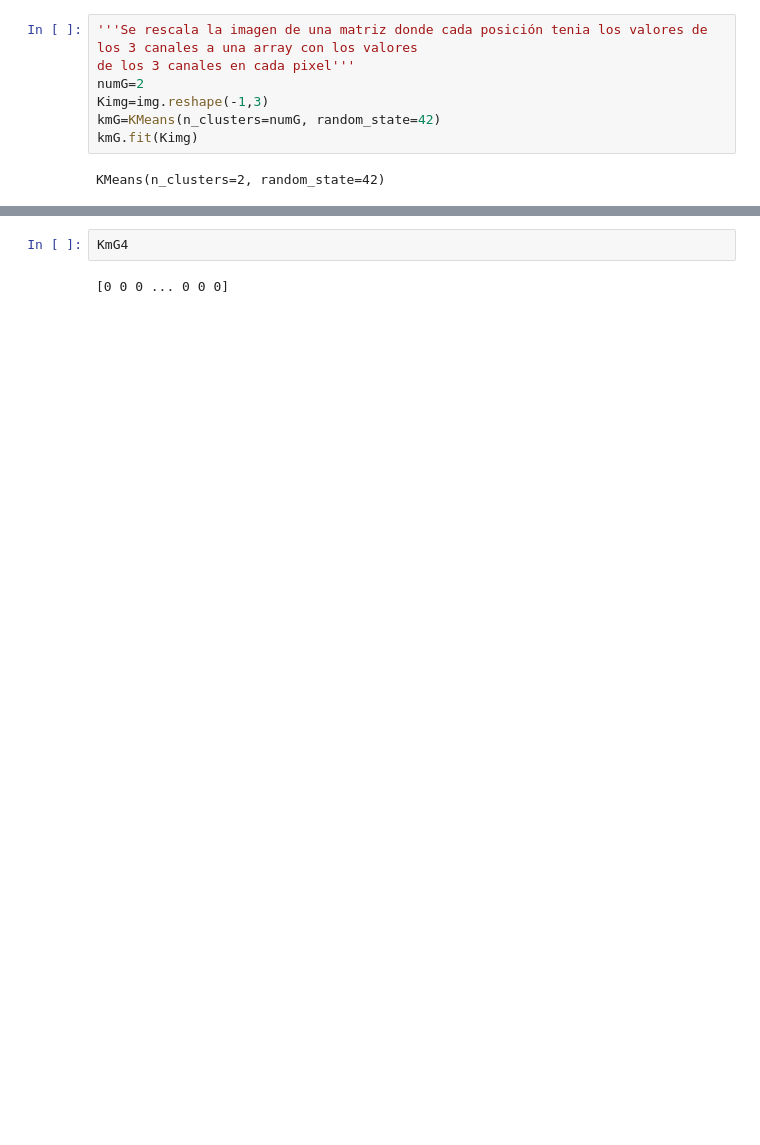
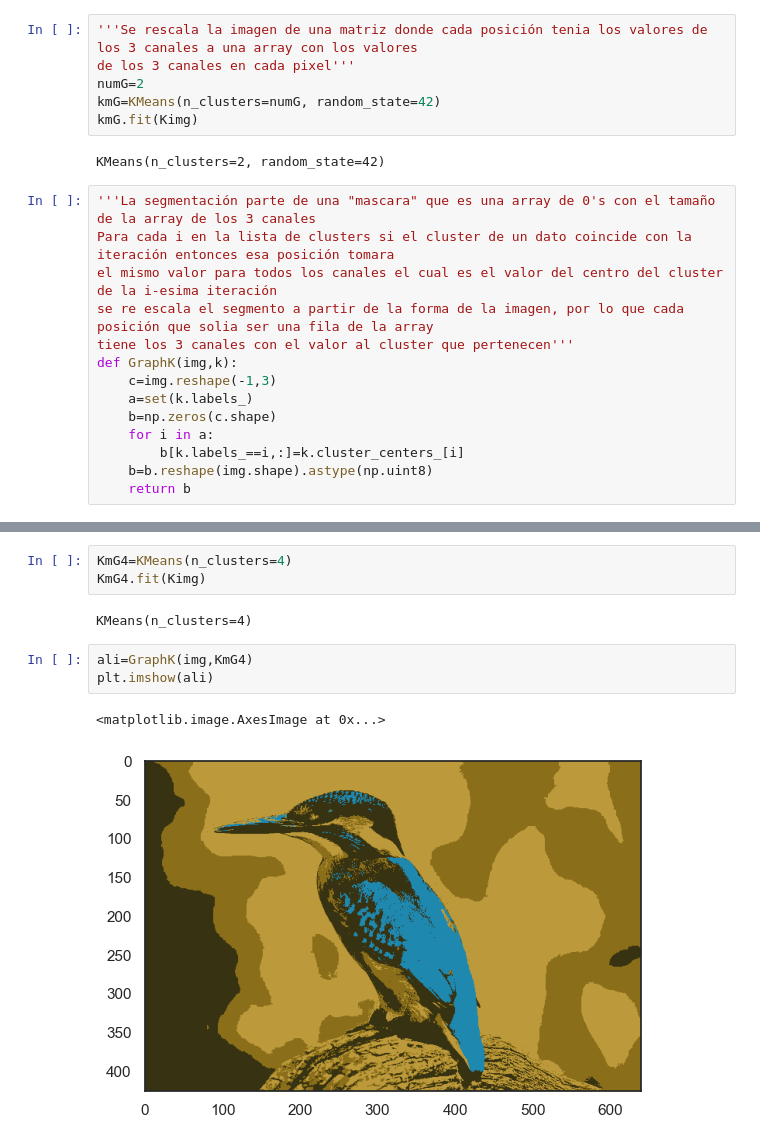
Before and after one commit to MrBloom911/TareasComputacional, a Jupyter notebook: DbscanKmeans.ipynb, the cells around one changed output, grey strips where cells are left out. Saved outputs shown, nothing was run; the diff lists cells and outputs as text; blank space fills up the shorter version.

```diff
--- a/Clustering.ipynb
+++ b/DbscanKmeans.ipynb
@@ -112,9 +110,22 @@ plt.imshow(img)
 '''Se rescala la imagen de una matriz donde cada posición tenia los valores de los 3 canales a una array con los valores
 de los 3 canales en cada pixel'''
 numG=2
-Kimg=img.reshape(-1,3)
 kmG=KMeans(n_clusters=numG, random_state=42)
 kmG.fit(Kimg)
 # %% [output]
 KMeans(n_clusters=2, random_state=42)
+# %%
+'''La segmentación parte de una "mascara" que es una array de 0's con el tamaño de la array de los 3 canales
+Para cada i en la lista de clusters si el cluster de un dato coincide con la iteración entonces esa posición tomara
+el mismo valor para todos los canales el cual es el valor del centro del cluster de la i-esima iteración
+se re escala el segmento a partir de la forma de la imagen, por lo que cada posición que solia ser una fila de la array
+tiene los 3 canales con el valor al cluster que pertenecen'''
+def GraphK(img,k):
+    c=img.reshape(-1,3)
+    a=set(k.labels_)
+    b=np.zeros(c.shape)
+    for i in a:
+        b[k.labels_==i,:]=k.cluster_centers_[i]
+    b=b.reshape(img.shape).astype(np.uint8)
+    return b
 # %%
@@ -136,4 +140,11 @@ plt.imshow(seg)
 # %%
-KmG4
+KmG4=KMeans(n_clusters=4)
+KmG4.fit(Kimg)
 # %% [output]
-[0 0 0 ... 0 0 0]
+KMeans(n_clusters=4)
+# %%
+ali=GraphK(img,KmG4)
+plt.imshow(ali)
+# %% [output]
+<matplotlib.image.AxesImage at 0x...>
+[figure, added]
```
Also changed, not shown: parts of 4 cells of this notebook.
